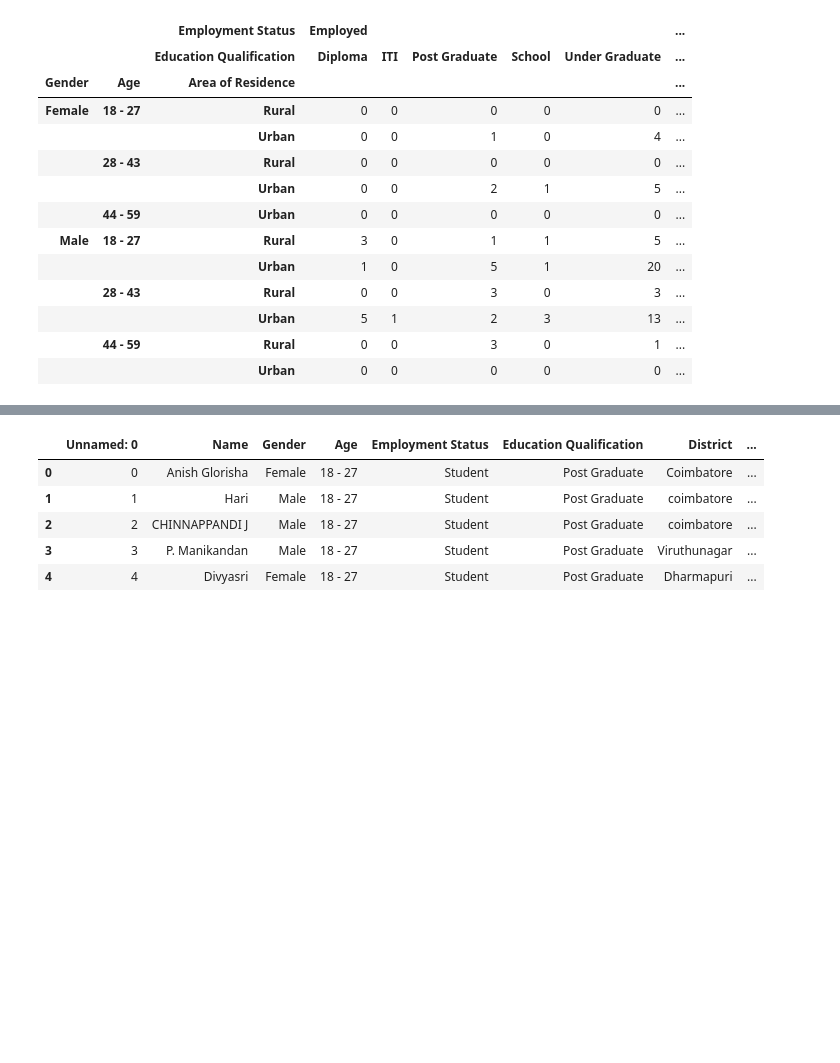
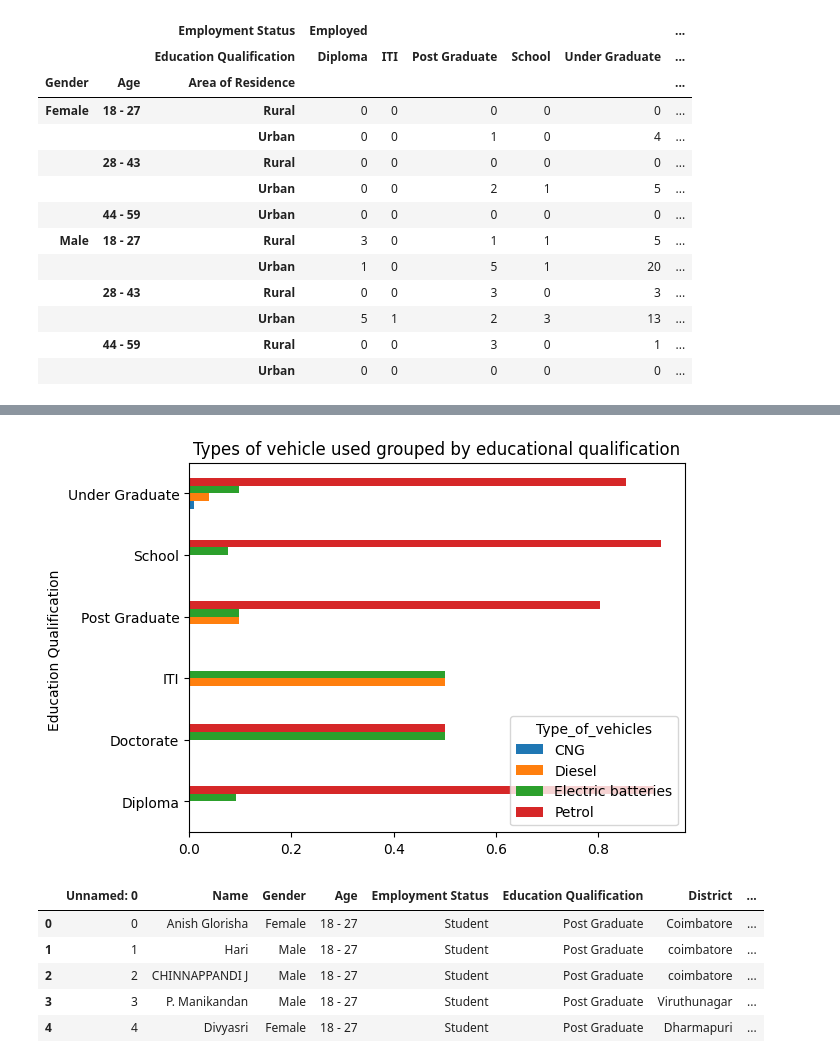
Before and after one commit to Anand-krish-0/A-study-on-awareness-and-perception-among-the-users-of-EVs, a Jupyter notebook: EDA/respondants_bivariate_analysis.ipynb, the cells around one changed output, grey strips where cells are left out. Cells and saved outputs as stored; diff of their text form; code cells hidden in the pictures; blank space fills up the shorter version.

```diff
--- a/EDA/respondants_bivariate_analysis.ipynb
+++ b/EDA/respondants_bivariate_analysis.ipynb
@@ -96,3 +197,10 @@ df.groupby('Gender').agg({'1.1 current awareness level' : 'value_counts',
+# %%
+education_vs_vehicles=pd.crosstab(df['Education Qualification '], df['Type_of_vehicles'], normalize='index')
+education_vs_vehicles.plot(kind='barh')
+plt.title('Types of vehicle used grouped by educational qualification')
+plt.show()
+# %% [output]
+[figure, added]
 # %%
 df1=pd.read_csv('d:/pg project responses/analyze using python/cust_res.csv')
 df1.head()
```
Also changed, not shown: parts of 27 cells of this notebook, 2 other files.
